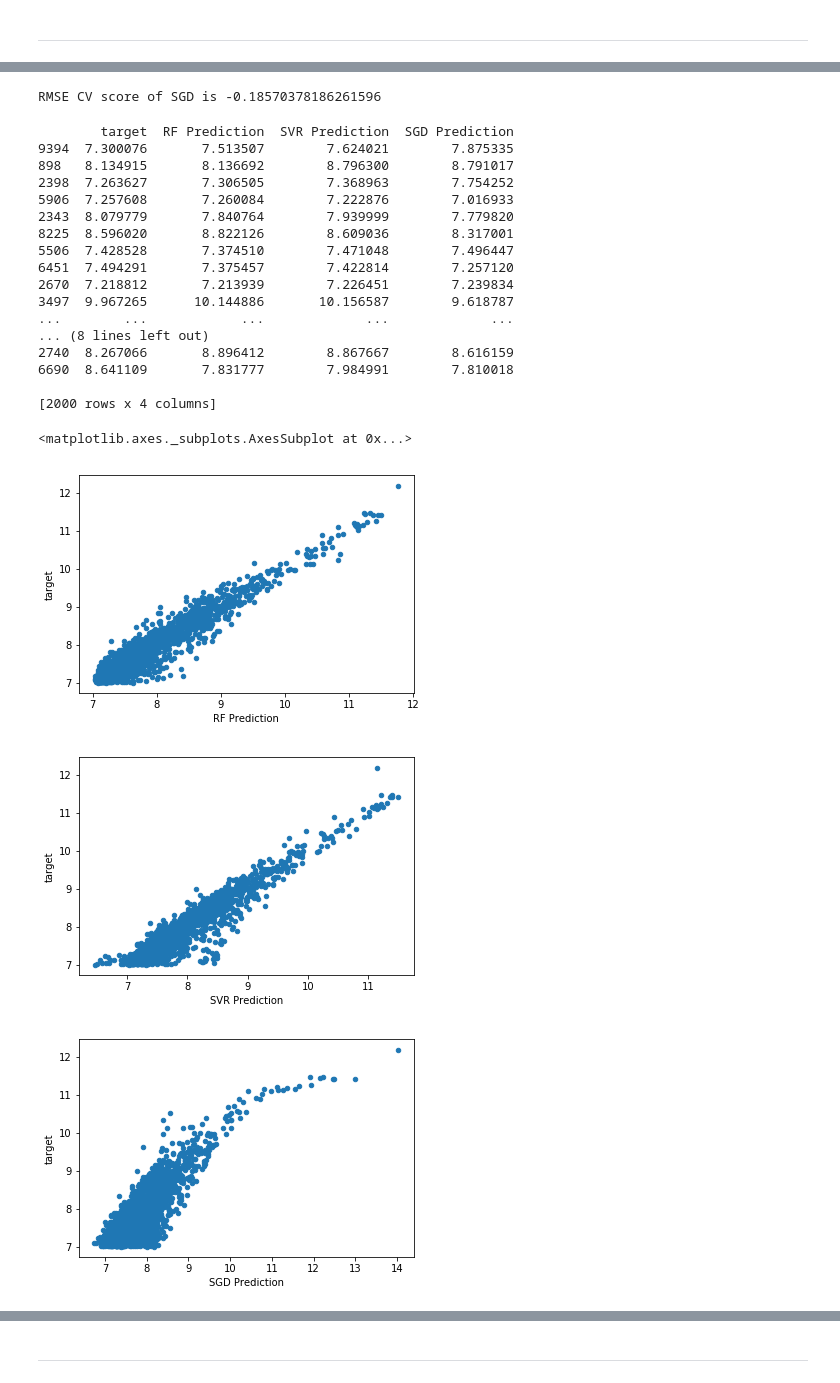
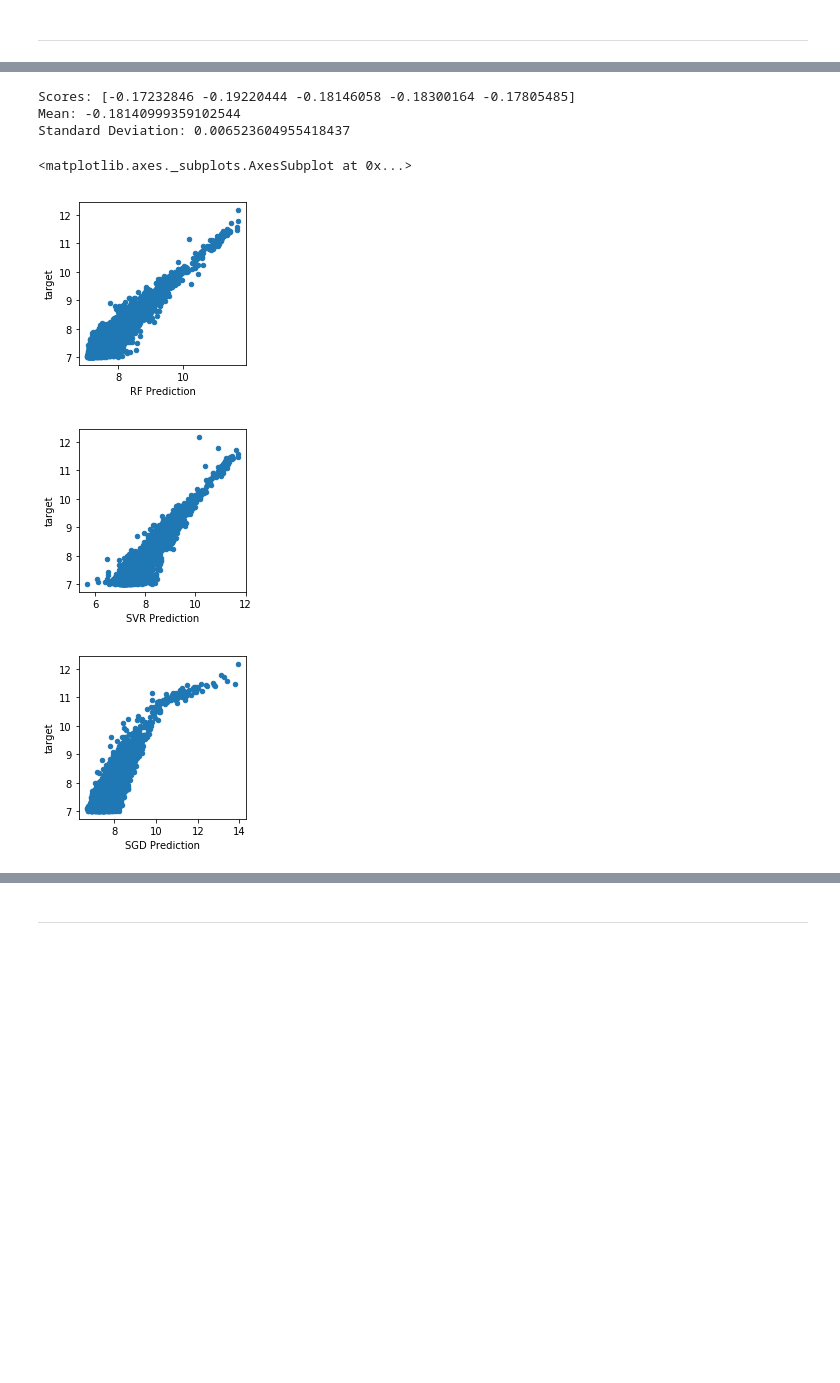
Before and after one commit to khoirulmuzakka/Galaxy_DarkMatterHalo_ML, a Jupyter notebook: galaxy_dark_matter_halo.ipynb, the cells around one changed output, grey strips where cells are left out. Saved outputs shown, nothing was run; the diff lists cells and outputs as text; code cells hidden in the pictures; blank space fills up the shorter version.

```diff
--- a/galaxy_dark_matter_halo.ipynb
+++ b/galaxy_dark_matter_halo.ipynb
@@ -30,8 +31,8 @@ pd.options.display.max_rows
 20
 # %%
 #Reading dataset, Slicing, splitting, and scaling
-data_1 = pd.read_hdf("galaxies.Z00.h5").iloc[:,0:9].iloc[:10000, :]
-data_1
+data_1 = pd.read_hdf("galaxies.Z00.h5").iloc[:,0:9].iloc[:20000, :]
+data_1.head()
 # %% [output]
 |  | Halo_mass | Halo_growth_rate | Halo_mass_peak | Scale_peak_mass | Scale_half_mass | Halo_radius | ... |
 | 0 | 11.291506 | 0.000000 | 11.933064 | 0.52 | 0.26 | 0.153729 | ... |
@@ -156,49 +151,34 @@ RMSE CV score of SVM is -0.06280872278958362
 import warnings
 warnings.filterwarnings('ignore')
 
-
 #SGD Regression
 SGD_steps=[("prep", prep_pipe), ("SV", SGDRegressor())]
 SGD_regressor=Pipeline(SGD_steps)
+
 CV_score=cross_val_score(SGD_regressor, X_train, y_train, cv=5, scoring="neg_mean_squared_error")
-print(f"RMSE CV score of SGD is {np.mean(CV_score)}")
+display_scores(CV_score)
 # %% [output]
-RMSE CV score of SGD is -0.18570378186261596
+Scores: [-0.17232846 -0.19220444 -0.18146058 -0.18300164 -0.17805485]
+Mean: -0.18140999359102544
+Standard Deviation: 0.006523604955418437
 # %%
 warnings.filterwarnings('ignore')
 
 RF_regressor.fit(X_train, y_train)
 SV_regressor.fit(X_train, y_train)
 SGD_regressor.fit(X_train, y_train)
 report = pd.DataFrame({ "target": y_test, "RF Prediction":RF_regressor.predict(X_test),
                       "SVR Prediction": SV_regressor.predict(X_test),
                       "SGD Prediction": SGD_regressor.predict(X_test)})
 
 report.plot.scatter(x="RF Prediction",
-                         y = "target")
+                        y = "target", figsize=[3,3])
 report.plot.scatter(x="SVR Prediction",
-                         y = "target")
+                y = "target", figsize=[3,3])
 report.plot.scatter(x="SGD Prediction",
-                         y = "target")
+                         y = "target", figsize=[3,3])
 # %% [output]
-        target  RF Prediction  SVR Prediction  SGD Prediction
-9394  7.300076       7.513507        7.624021        7.875335
-898   8.134915       8.136692        8.796300        8.791017
-2398  7.263627       7.306505        7.368963        7.754252
-5906  7.257608       7.260084        7.222876        7.016933
-2343  8.079779       7.840764        7.939999        7.779820
-8225  8.596020       8.822126        8.609036        8.317001
-5506  7.428528       7.374510        7.471048        7.496447
-6451  7.494291       7.375457        7.422814        7.257120
-2670  7.218812       7.213939        7.226451        7.239834
-3497  9.967265      10.144886       10.156587        9.618787
-...        ...            ...             ...             ...
-... (8 lines left out)
-2740  8.267066       8.896412        8.867667        8.616159
-6690  8.641109       7.831777        7.984991        7.810018
-
-[2000 rows x 4 columns]
+<matplotlib.axes._subplots.AxesSubplot at 0x...>
-<matplotlib.axes._subplots.AxesSubplot at 0x...>
-[figure, old version]
+[figure, new version]
-[figure, old version]
+[figure, new version]
-[figure, old version]
+[figure, new version]
```
Also changed, not shown: parts of 39 cells of this notebook.
